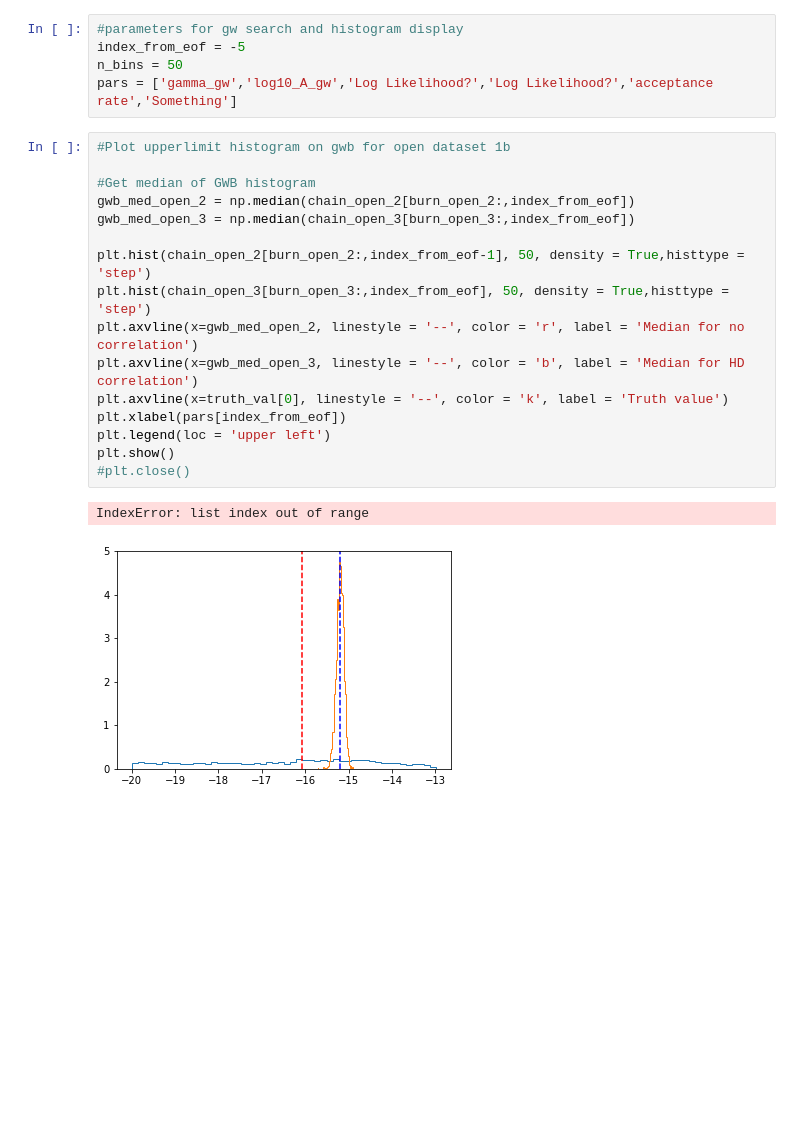
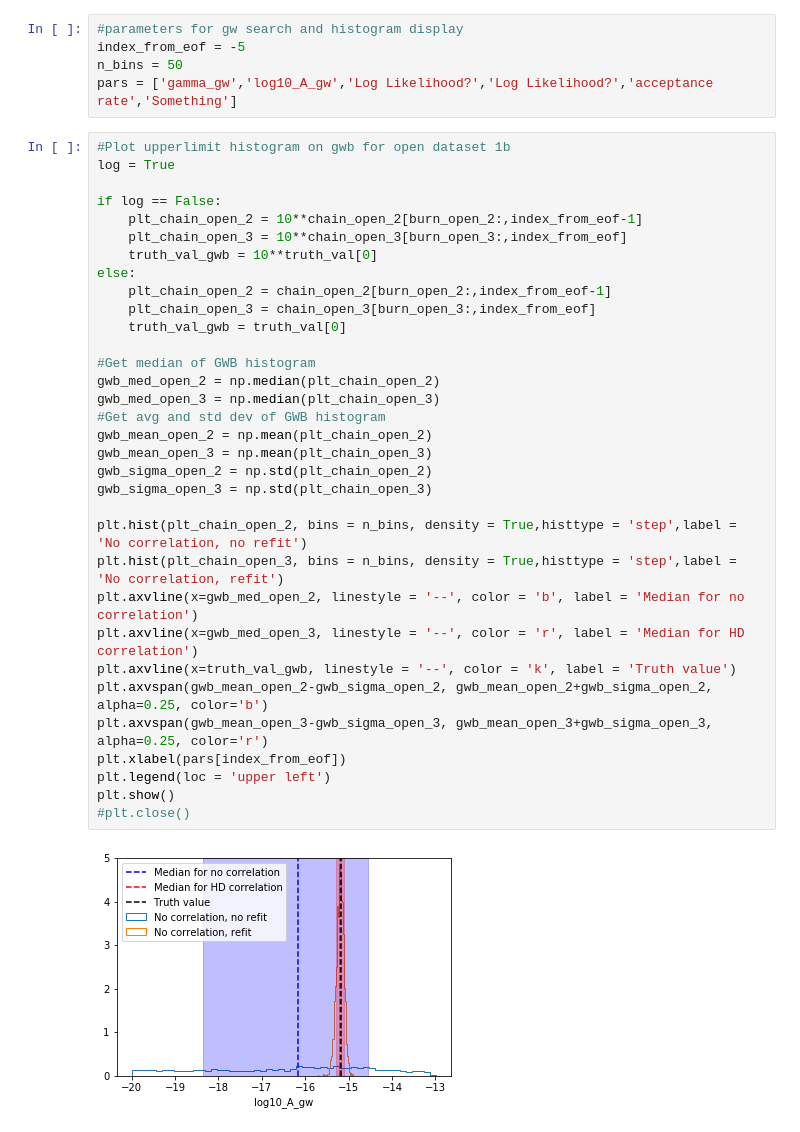
Before and after one commit to LBJ-Wade/NANOGrav, a Jupyter notebook: MDC2/plot_MDC2_full_run.ipynb, the cells around one changed output. Cells and saved outputs as stored; diff of their text form; blank space fills up the shorter version.

Commit message:
Adding linear plotting for histograms

```diff
--- a/MDC2/plot_MDC2_full_run.ipynb
+++ b/MDC2/plot_MDC2_full_run.ipynb
@@ -299,22 +303,38 @@ n_bins = 50
 pars = ['gamma_gw','log10_A_gw','Log Likelihood?','Log Likelihood?','acceptance rate','Something']
 # %%
 #Plot upperlimit histogram on gwb for open dataset 1b
+log = True
+
+if log == False:
+    plt_chain_open_2 = 10**chain_open_2[burn_open_2:,index_from_eof-1]
+    plt_chain_open_3 = 10**chain_open_3[burn_open_3:,index_from_eof]
+    truth_val_gwb = 10**truth_val[0]
+else:
+    plt_chain_open_2 = chain_open_2[burn_open_2:,index_from_eof-1]
+    plt_chain_open_3 = chain_open_3[burn_open_3:,index_from_eof]
+    truth_val_gwb = truth_val[0]
 
 #Get median of GWB histogram
-gwb_med_open_2 = np.median(chain_open_2[burn_open_2:,index_from_eof])
-gwb_med_open_3 = np.median(chain_open_3[burn_open_3:,index_from_eof])
+gwb_med_open_2 = np.median(plt_chain_open_2)
+gwb_med_open_3 = np.median(plt_chain_open_3)
+#Get avg and std dev of GWB histogram
+gwb_mean_open_2 = np.mean(plt_chain_open_2)
+gwb_mean_open_3 = np.mean(plt_chain_open_3)
+gwb_sigma_open_2 = np.std(plt_chain_open_2)
+gwb_sigma_open_3 = np.std(plt_chain_open_3)
 
-plt.hist(chain_open_2[burn_open_2:,index_from_eof-1], 50, density = True,histtype = 'step')
-plt.hist(chain_open_3[burn_open_3:,index_from_eof], 50, density = True,histtype = 'step')
-plt.axvline(x=gwb_med_open_2, linestyle = '--', color = 'r', label = 'Median for no correlation')
-plt.axvline(x=gwb_med_open_3, linestyle = '--', color = 'b', label = 'Median for HD correlation')
-plt.axvline(x=truth_val[0], linestyle = '--', color = 'k', label = 'Truth value')
+plt.hist(plt_chain_open_2, bins = n_bins, density = True,histtype = 'step',label = 'No correlation, no refit')
+plt.hist(plt_chain_open_3, bins = n_bins, density = True,histtype = 'step',label = 'No correlation, refit')
+plt.axvline(x=gwb_med_open_2, linestyle = '--', color = 'b', label = 'Median for no correlation')
+plt.axvline(x=gwb_med_open_3, linestyle = '--', color = 'r', label = 'Median for HD correlation')
+plt.axvline(x=truth_val_gwb, linestyle = '--', color = 'k', label = 'Truth value')
+plt.axvspan(gwb_mean_open_2-gwb_sigma_open_2, gwb_mean_open_2+gwb_sigma_open_2, alpha=0.25, color='b')
+plt.axvspan(gwb_mean_open_3-gwb_sigma_open_3, gwb_mean_open_3+gwb_sigma_open_3, alpha=0.25, color='r')
 plt.xlabel(pars[index_from_eof])
 plt.legend(loc = 'upper left')
 plt.show()
 #plt.close()
 # %% [output]
-IndexError: list index out of range
-[figure, old version]
+[figure, new version]
 # %%
 #Plot upperlimit histogram on gwb for closed_1_1 and closed_1_2
```
Also changed, not shown: parts of 11 cells of this notebook.
